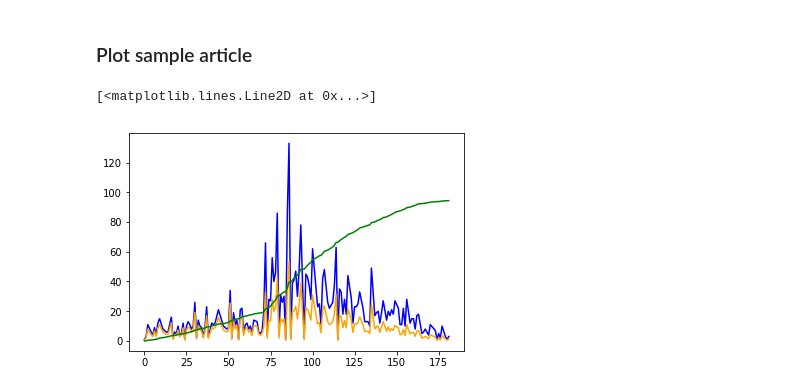
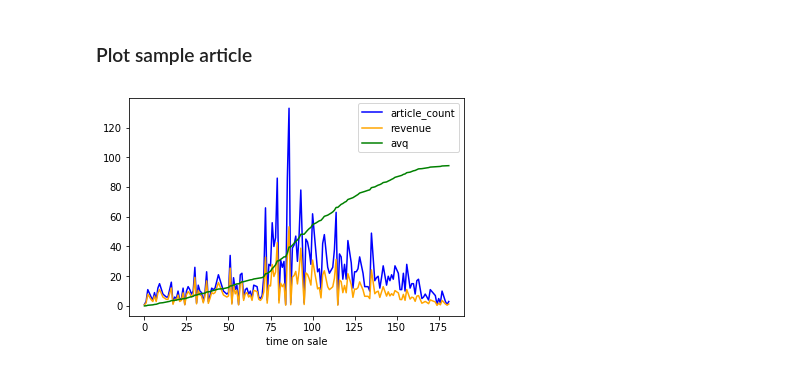
Before and after one commit to indyfree/tailor, a Jupyter notebook: notebooks/01-exploration-tailorit.ipynb, the cells around one changed output. Drawn from its saved outputs; the diff is of its cells as text; code cells hidden in the pictures.

Commit message:
Add legend to plot

```diff
--- a/notebooks/01-exploration-tailorit.ipynb
+++ b/notebooks/01-exploration-tailorit.ipynb
@@ -57,9 +57,10 @@ Wow, we're in luck, there are no null values in the dataset!
 # %%
 article = df.loc[df.article_id == 900003, [
     "time_on_sale", "article_count", "avq", "revenue"]]
 plt.plot(article.time_on_sale, article.article_count, 'blue')
 plt.plot(article.time_on_sale, article.revenue/40, 'orange')
 plt.plot(article.time_on_sale, article.avq, 'green')
+plt.xlabel('time on sale')
+plt.legend();
 # %% [output]
-[<matplotlib.lines.Line2D at 0x...>]
-[figure, old version]
+[figure, new version]
```
Also changed, not shown: 1 other file.
